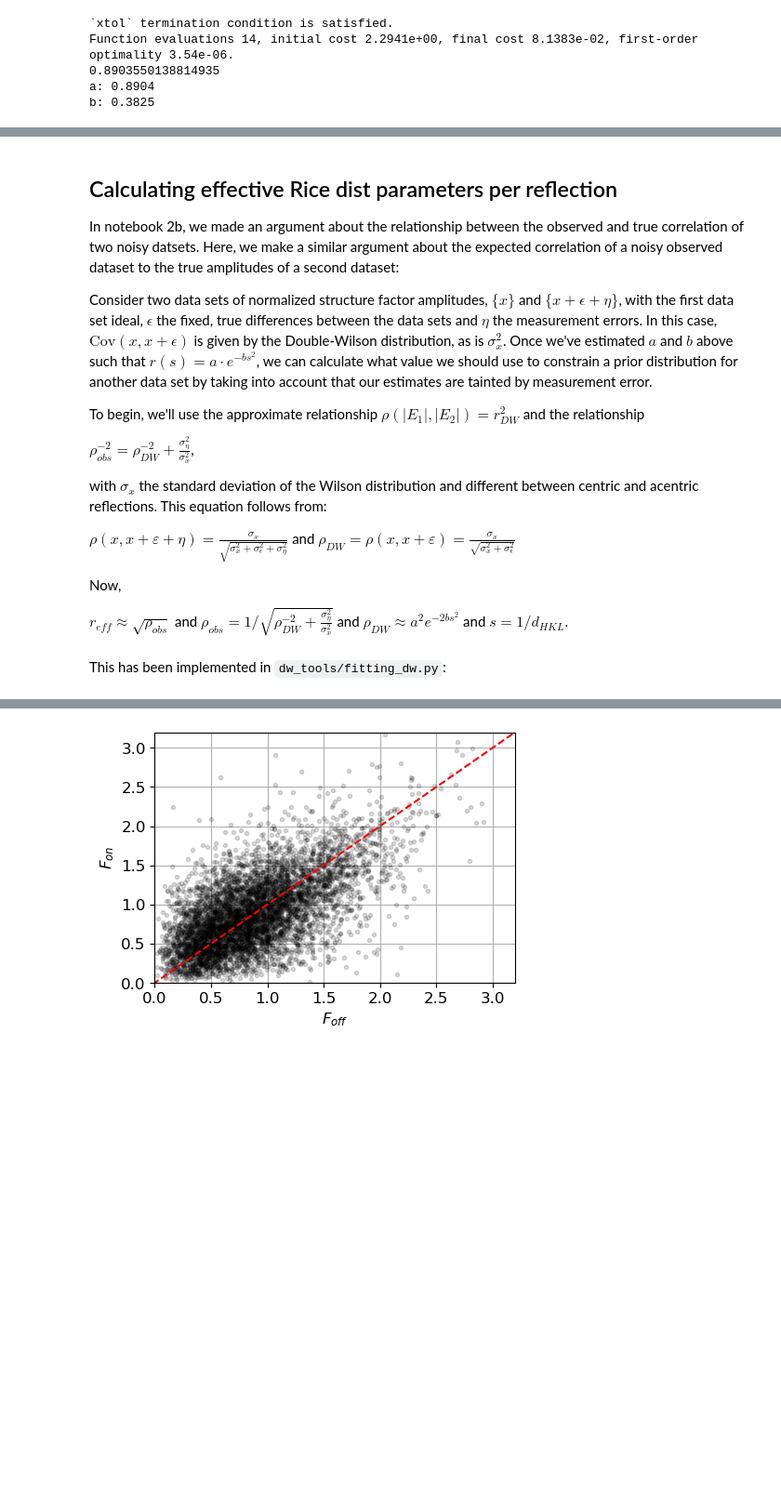
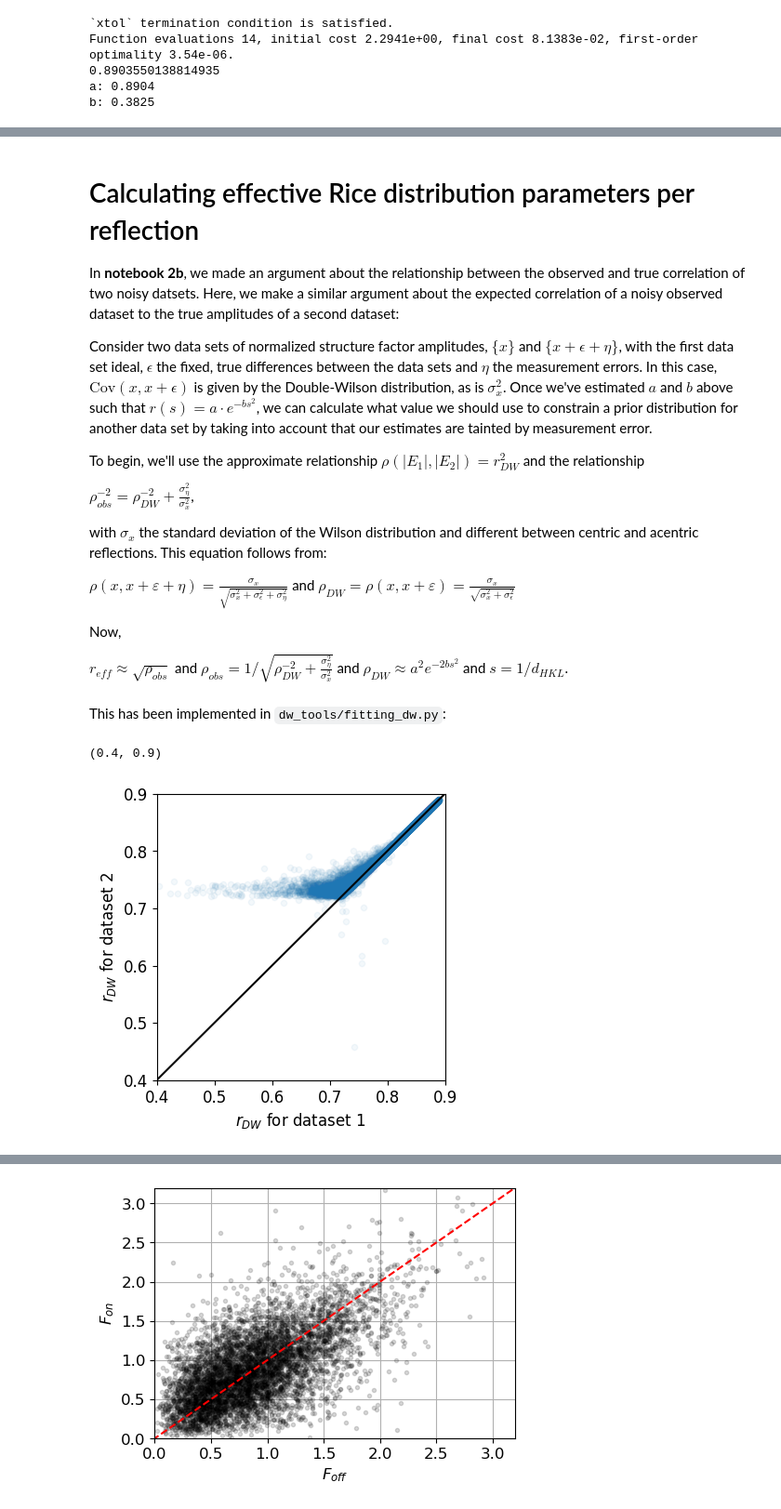
Before and after one commit to Hekstra-Lab/dw, a Jupyter notebook: 3_Fitting_DW_to_paired_data-fig_1.ipynb, the cells around one changed output, grey strips where cells are left out. Shown at 93% size. Drawn from its saved outputs; the diff is of its cells as text; code cells hidden in the pictures; blank space fills up the shorter version.

Commit message:
first pass on cleaning DW notebooks.

```diff
--- a/3_Fitting_DW_to_paired_data-fig_1.ipynb
+++ b/3_Fitting_DW_to_paired_data-fig_1.ipynb
@@ -103,6 +109,6 @@ plt.show()
 # %% [markdown]
-## Calculating effective Rice dist parameters per reflection
-In notebook 2b, we made an argument about the relationship between the observed and true correlation of two noisy datsets. Here, we make a similar argument about the expected correlation of a noisy observed dataset to the true amplitudes of a second dataset:
+# Calculating effective Rice distribution parameters per reflection
+In **notebook 2b**, we made an argument about the relationship between the observed and true correlation of two noisy datsets. Here, we make a similar argument about the expected correlation of a noisy observed dataset to the true amplitudes of a second dataset:
 
 Consider two data sets of normalized structure factor amplitudes, $\{x\}$ and $\{x+\epsilon+\eta\}$, with the first data set ideal, $\epsilon$ the fixed, true differences between the data sets and $\eta$ the measurement errors. In this case, $\textrm{Cov}(x,x+\epsilon)$ is given by the Double-Wilson distribution, as is $\sigma^2_{x}$. Once we've estimated $a$ and $b$ above such that $r(s)=a\cdot e^{-b s^2}$, we can calculate what value we should use to constrain a prior distribution for another data set by taking into account that our estimates are tainted by measurement error.
 
@@ -129,3 +135,14 @@ ds1_2.to_pickle(path + "_with_rDW.pkl")
 # %%
 test = pd.read_pickle(path + "_with_rDW.pkl")
 # test.info()
+# %%
+_,ax = plt.subplots(figsize=[4,4])
+plt.plot([0.4,0.9],[0.4,0.9],'k-')
+test.plot.scatter(x="r_DW_out_EP_1_knn_1",y="r_DW_out_EP_1_knn_2",alpha=0.05, ax=ax)
+plt.xlabel("$r_{DW}$ for dataset 1")
+plt.xlim([0.4,0.9])
+plt.ylabel("$r_{DW}$ for dataset 2")
+plt.ylim([0.4,0.9])
+# %% [output]
+(0.4, 0.9)
+[figure, added]
```
Also changed, not shown: parts of 24 cells of this notebook, 11 other files.
